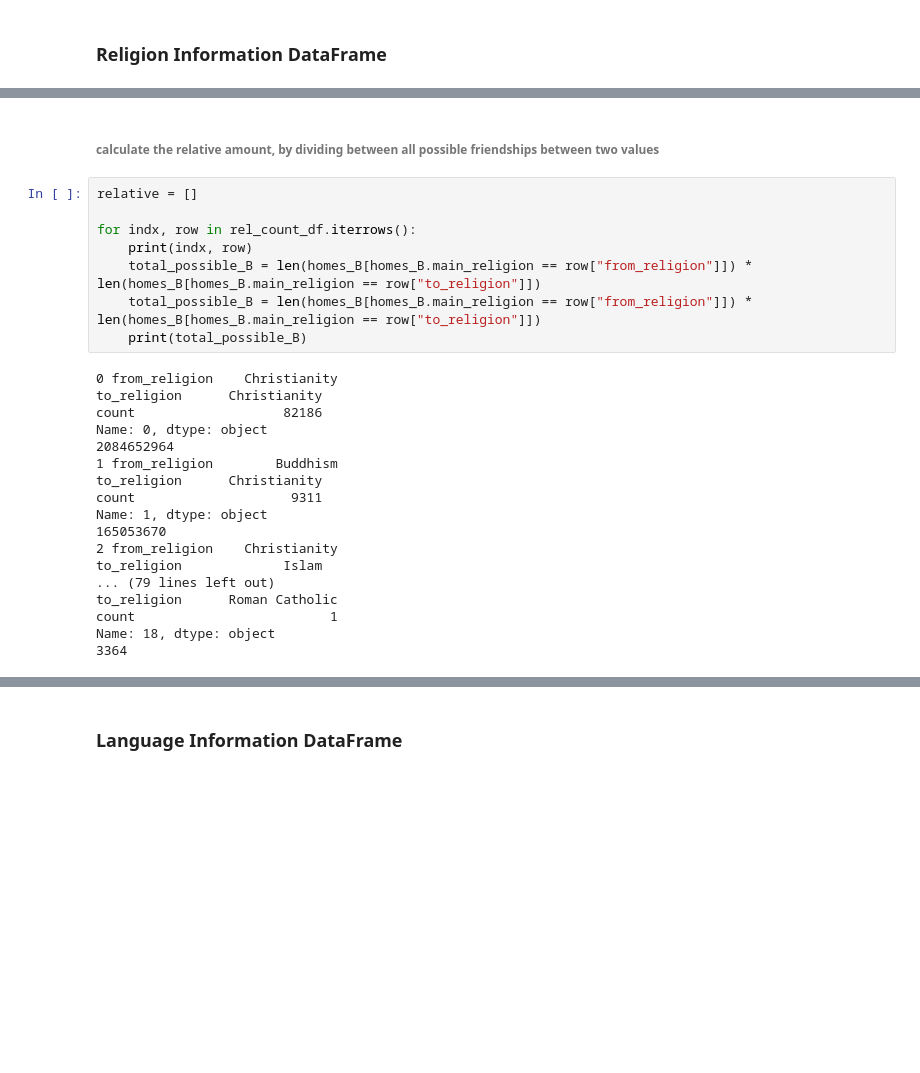
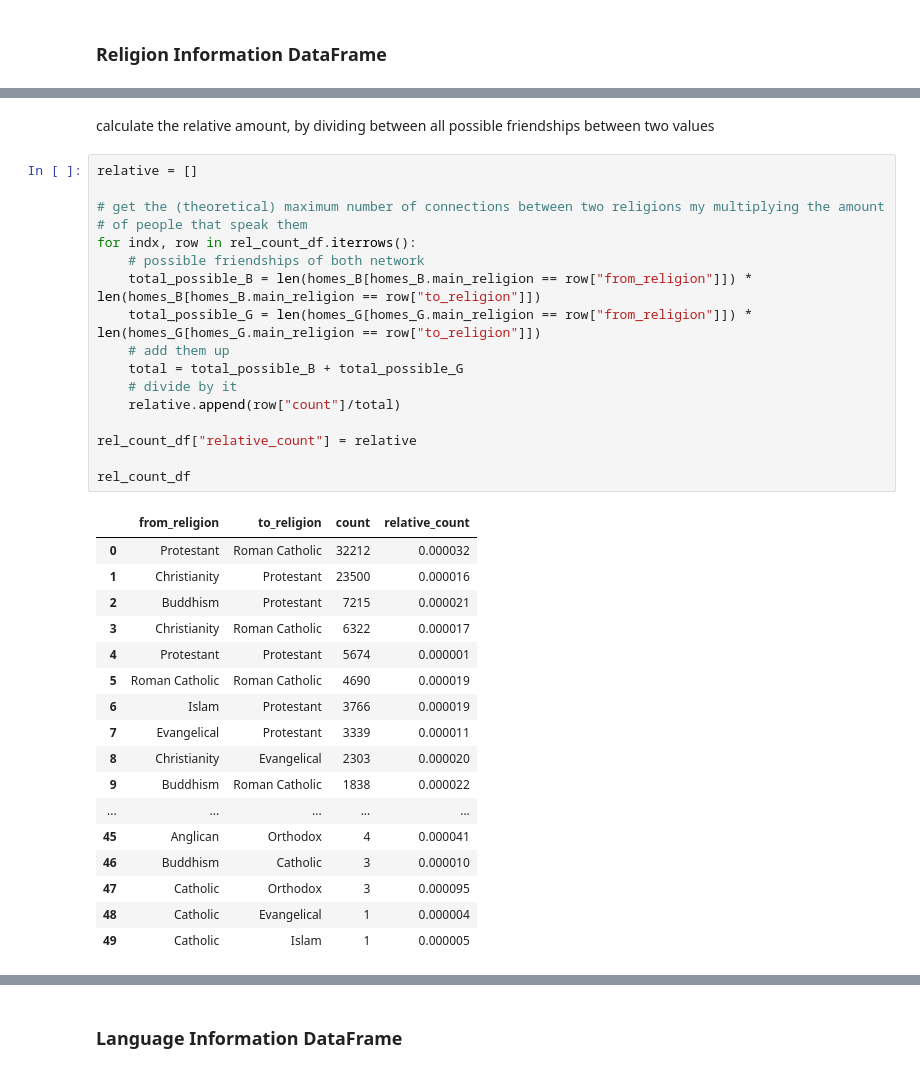
Before and after one commit to epfl-ada/ada-2020-project-milestone-p3-p3_, a Jupyter notebook: research_question_4.ipynb, the cells around one changed output, grey strips where cells are left out. Drawn from its saved outputs; the diff is of its cells as text; blank space fills up the shorter version.

```diff
--- a/research_question_4.ipynb
+++ b/research_question_4.ipynb
@@ -221,28 +224,37 @@ rel_count_df
 # %% [markdown]
-###### calculate the relative amount, by dividing between all possible friendships between two values
+calculate the relative amount, by dividing between all possible friendships between two values
 # %%
 relative = []
 
+# get the (theoretical) maximum number of connections between two religions my multiplying the amount
+# of people that speak them
 for indx, row in rel_count_df.iterrows():
-    print(indx, row)
+    # possible friendships of both network
     total_possible_B = len(homes_B[homes_B.main_religion == row["from_religion"]]) * len(homes_B[homes_B.main_religion == row["to_religion"]])
-    total_possible_B = len(homes_B[homes_B.main_religion == row["from_religion"]]) * len(homes_B[homes_B.main_religion == row["to_religion"]])
-    print(total_possible_B)
+    total_possible_G = len(homes_G[homes_G.main_religion == row["from_religion"]]) * len(homes_G[homes_G.main_religion == row["to_religion"]])
+    # add them up
+    total = total_possible_B + total_possible_G
+    # divide by it
+    relative.append(row["count"]/total)
+
+rel_count_df["relative_count"] = relative
+
+rel_count_df
 # %% [output]
-0 from_religion    Christianity
-to_religion      Christianity
-count                   82186
-Name: 0, dtype: object
-2084652964
-1 from_religion        Buddhism
-to_religion      Christianity
-count                    9311
-Name: 1, dtype: object
-165053670
-2 from_religion    Christianity
-to_religion             Islam
-... (79 lines left out)
-to_religion      Roman Catholic
-count                         1
-Name: 18, dtype: object
-3364
+|  | from_religion | to_religion | count | relative_count |
+| 0 | Protestant | Roman Catholic | 32212 | 0.000032 |
+| 1 | Christianity | Protestant | 23500 | 0.000016 |
+| 2 | Buddhism | Protestant | 7215 | 0.000021 |
+| 3 | Christianity | Roman Catholic | 6322 | 0.000017 |
+| 4 | Protestant | Protestant | 5674 | 0.000001 |
+| 5 | Roman Catholic | Roman Catholic | 4690 | 0.000019 |
+| 6 | Islam | Protestant | 3766 | 0.000019 |
+| 7 | Evangelical | Protestant | 3339 | 0.000011 |
+| 8 | Christianity | Evangelical | 2303 | 0.000020 |
+| 9 | Buddhism | Roman Catholic | 1838 | 0.000022 |
+| ... | ... | ... | ... | ... |
+| 45 | Anglican | Orthodox | 4 | 0.000041 |
+| 46 | Buddhism | Catholic | 3 | 0.000010 |
+| 47 | Catholic | Orthodox | 3 | 0.000095 |
+| 48 | Catholic | Evangelical | 1 | 0.000004 |
+| 49 | Catholic | Islam | 1 | 0.000005 |
```
Also changed, not shown: parts of 23 cells of this notebook, 3 other files.
